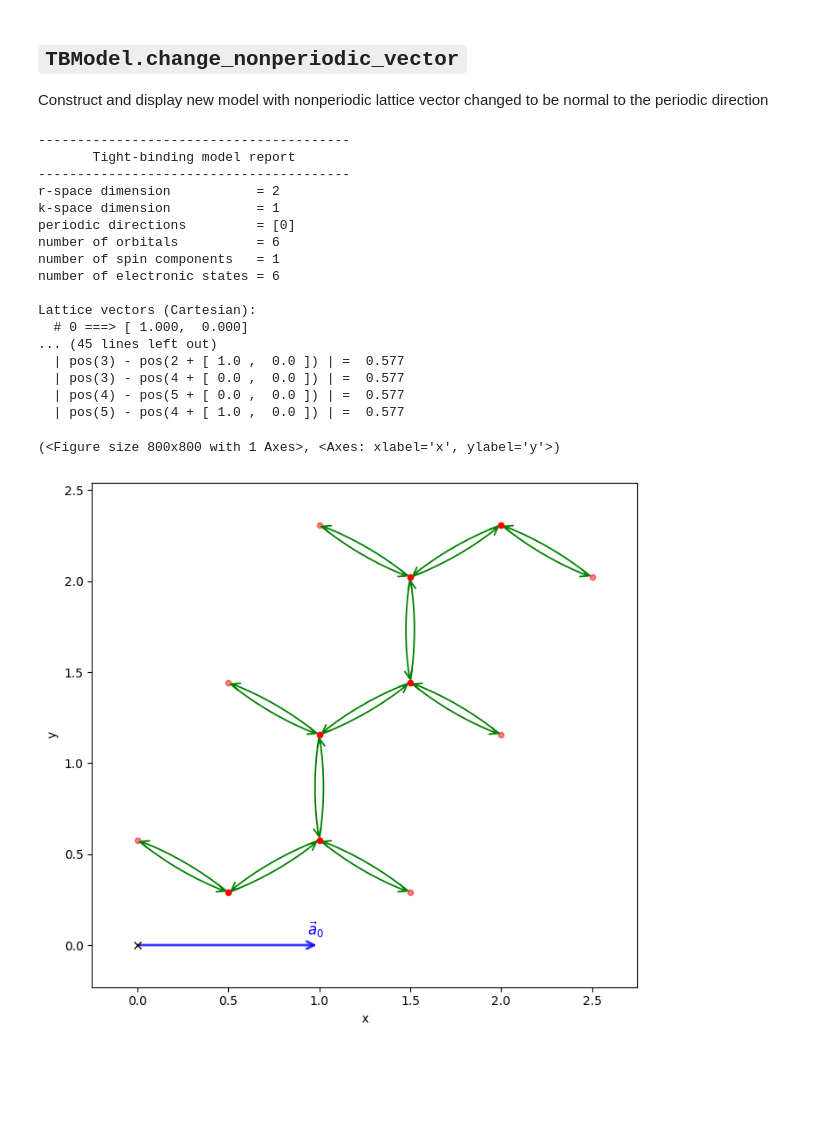
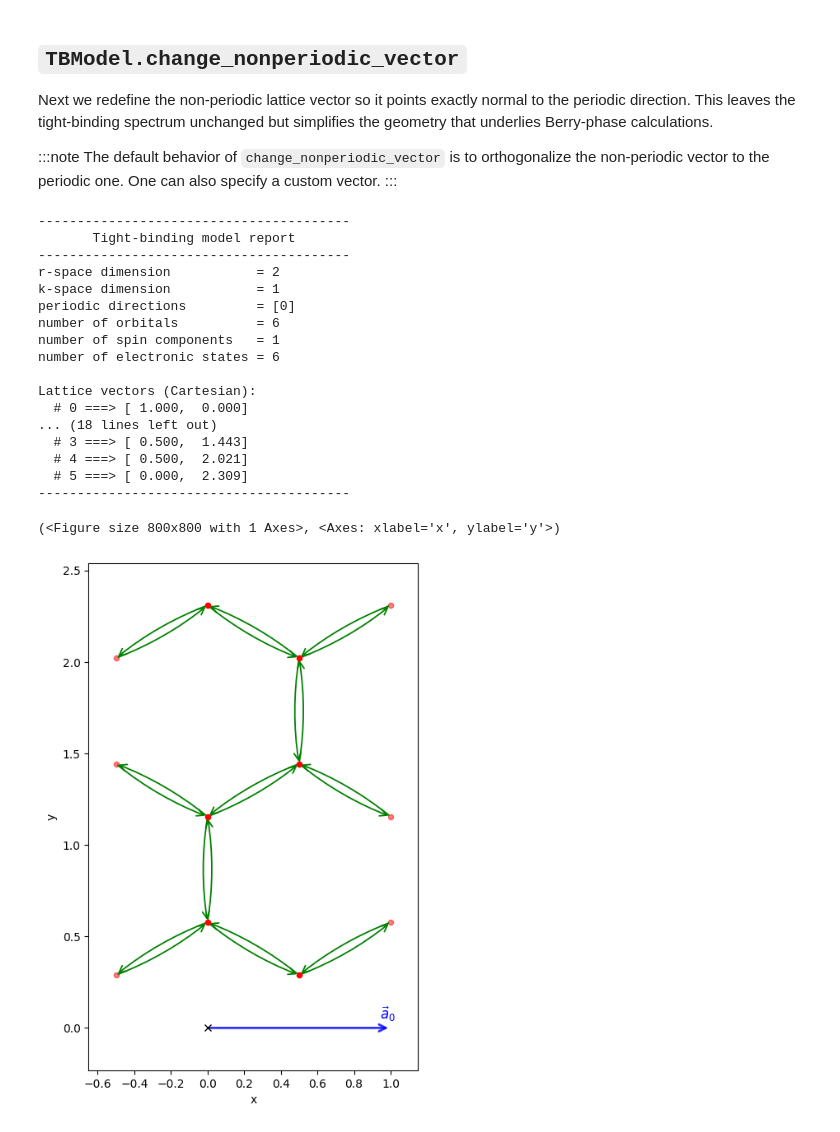
Before and after one commit to pythtb/pythtb, a Jupyter notebook: docs/source/examples_ipynb/boron_nitride.ipynb, the cells around one changed output. Drawn from its saved outputs; the diff is of its cells as text; code cells hidden in the pictures; blank space fills up the shorter version.

```diff
--- a/docs/source/examples_ipynb/boron_nitride.ipynb
+++ b/docs/source/examples_ipynb/boron_nitride.ipynb
@@ -80,32 +86,36 @@ Lattice vectors (Cartesian):
 # %% [markdown]
 ## `TBModel.change_nonperiodic_vector`
 
-Construct and display new model with nonperiodic lattice vector changed to be normal to the periodic direction
+Next we redefine the non-periodic lattice vector so it points exactly normal to the periodic direction. This leaves the tight-binding spectrum unchanged but simplifies the geometry that underlies Berry-phase calculations.
+
+:::note
+The default behavior of `change_nonperiodic_vector` is to orthogonalize the non-periodic vector to the periodic one. One can also specify a custom vector.
+:::
 # %%
 model_perp = model_orig.copy()
-model_perp.change_nonperiodic_vector(1, to_home=False)
-print(model_perp)
+model_perp.change_nonperiodic_vector(1, to_home=True)
+model_perp.report(short=True)
 model_perp.visualize()
 # %% [output]
 ----------------------------------------
        Tight-binding model report
 ----------------------------------------
 r-space dimension           = 2
 k-space dimension           = 1
 periodic directions         = [0]
 number of orbitals          = 6
 number of spin components   = 1
 number of electronic states = 6
 
 Lattice vectors (Cartesian):
   # 0 ===> [ 1.000,  0.000]
-... (45 lines left out)
-  | pos(3) - pos(2 + [ 1.0 ,  0.0 ]) | =  0.577
-  | pos(3) - pos(4 + [ 0.0 ,  0.0 ]) | =  0.577
-  | pos(4) - pos(5 + [ 0.0 ,  0.0 ]) | =  0.577
-  | pos(5) - pos(4 + [ 1.0 ,  0.0 ]) | =  0.577
+... (18 lines left out)
+  # 3 ===> [ 0.500,  1.443]
+  # 4 ===> [ 0.500,  2.021]
+  # 5 ===> [ 0.000,  2.309]
+----------------------------------------
 (<Figure size 800x800 with 1 Axes>, <Axes: xlabel='x', ylabel='y'>)
-[figure, old version]
+[figure, new version]
 # %% [markdown]
 ## Bands and Berry phase
 
```
Also changed, not shown: parts of 8 cells of this notebook, 23 other files.
